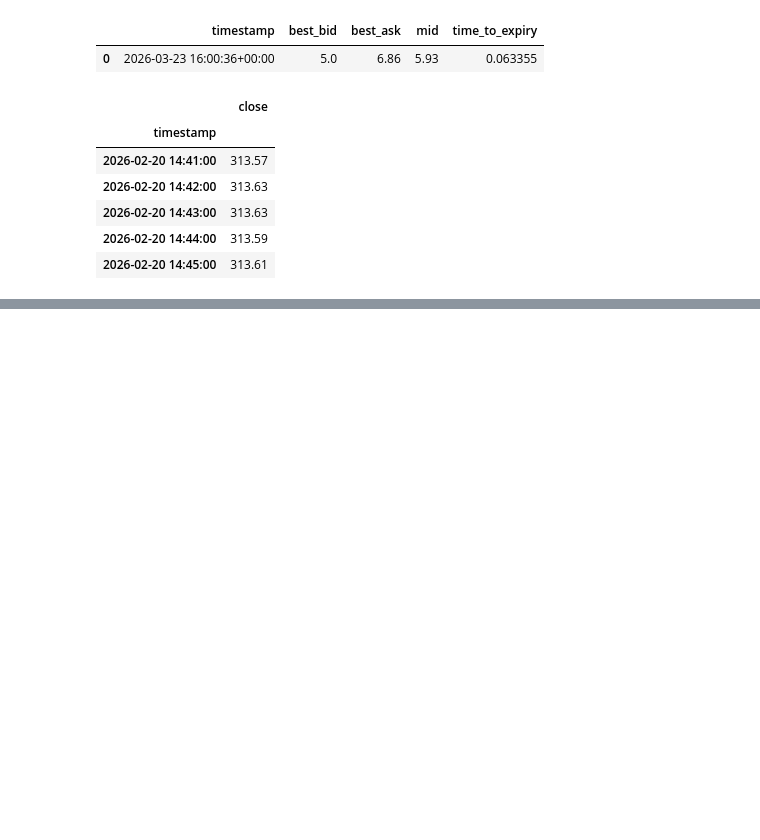
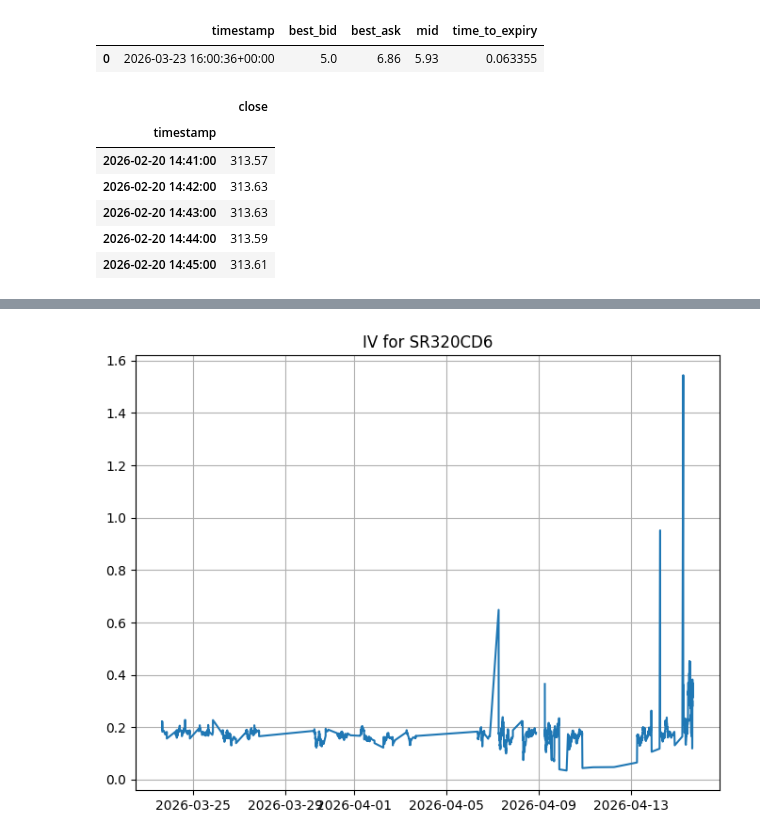
Before and after one commit to SigmaFlowX/Sber-Moex-Options, a Jupyter notebook: notebooks/iv_history.ipynb, the cells around one changed output, grey strips where cells are left out. Cells and saved outputs as stored; diff of their text form; code cells hidden in the pictures; blank space fills up the shorter version.

Commit message:
made iv graph

```diff
--- a/notebooks/iv_history.ipynb
+++ b/notebooks/iv_history.ipynb
@@ -131,3 +131,13 @@ Backup bisection method is not applicable
 Backup bisection method is not applicable
 |  | timestamp | best_bid | best_ask | mid | time_to_expiry | close | merge_time | IV |
 | 0 | 2026-03-23 15:50:01+00:00 | 5.0 | 8.81 | 6.905 | 0.063375 | 317.09 | 2026-03-23 15:50:00+00:00 | 0.221192 |
+# %%
+from matplotlib import pyplot as plt
+
+fig = plt.figure(figsize=(8,6))
+
+plt.plot(merged_df['timestamp'], merged_df['IV'])
+plt.title(f"IV for {ticker}")
+plt.grid()
+# %% [output]
+[figure, added]
```
